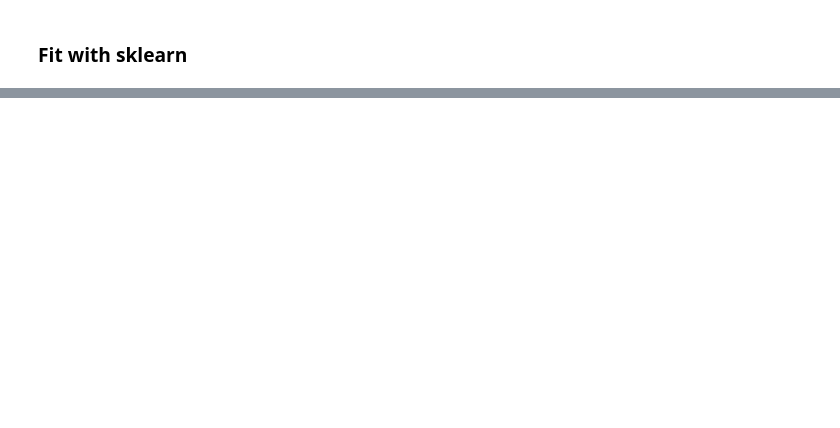
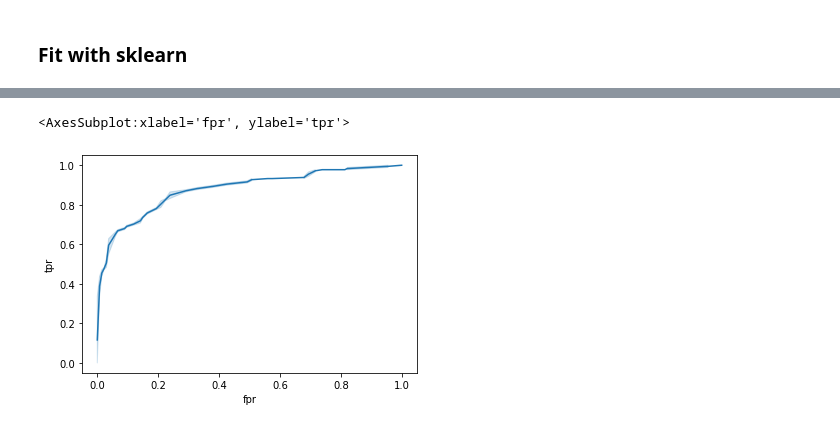
Before and after one commit to lenarother/bootcamp, a Jupyter notebook: classification/logistic_regresion_titanic.ipynb, the cells around one changed output, grey strips where cells are left out. Cells and saved outputs as stored; diff of their text form; code cells hidden in the pictures; blank space fills up the shorter version.

```diff
--- a/classification/logistic_regresion_titanic.ipynb
+++ b/classification/logistic_regresion_titanic.ipynb
@@ -71,5 +81,7 @@ df['Age'] = df['Age'].fillna(df.groupby('Sex')['Age'].transform('median'))
 df['Embarked'] = df['Embarked'].fillna(random.choice(df['Embarked'].unique()))
 # %%
 # Change text data to numeric
-df['Sex_num'] = df['Sex'].replace(['female', 'male'], [0, 1])
-df['Embarked_num'] = df['Embarked'].replace(['S', 'C', 'Q'], [0, 1, 2])
+# df['Sex_num'] = df['Sex'].replace(['female', 'male'], [0, 1])
+# df['Embarked_num'] = df['Embarked'].replace(['S', 'C', 'Q'], [0, 1, 2])
+df = pd.concat([df, pd.get_dummies(df['Embarked'])], axis=1)
+df = pd.concat([df, pd.get_dummies(df['Sex'])], axis=1)
@@ -199,0 +345,17 @@ Acc test 0.6098654708520179
+# %%
+myfpr, mytpr, mythr = roc_curve(
+    y_score=y_pred,
+    y_true=y_test,
+)
+
+sns.lineplot(
+    y='tpr',
+    x='fpr',
+    data={
+        'tpr': mytpr,
+        'fpr': myfpr,
+    }
+)
+# %% [output]
+<AxesSubplot:xlabel='fpr', ylabel='tpr'>
+[figure, added]
```
Also changed, not shown: parts of 13 cells of this notebook.
